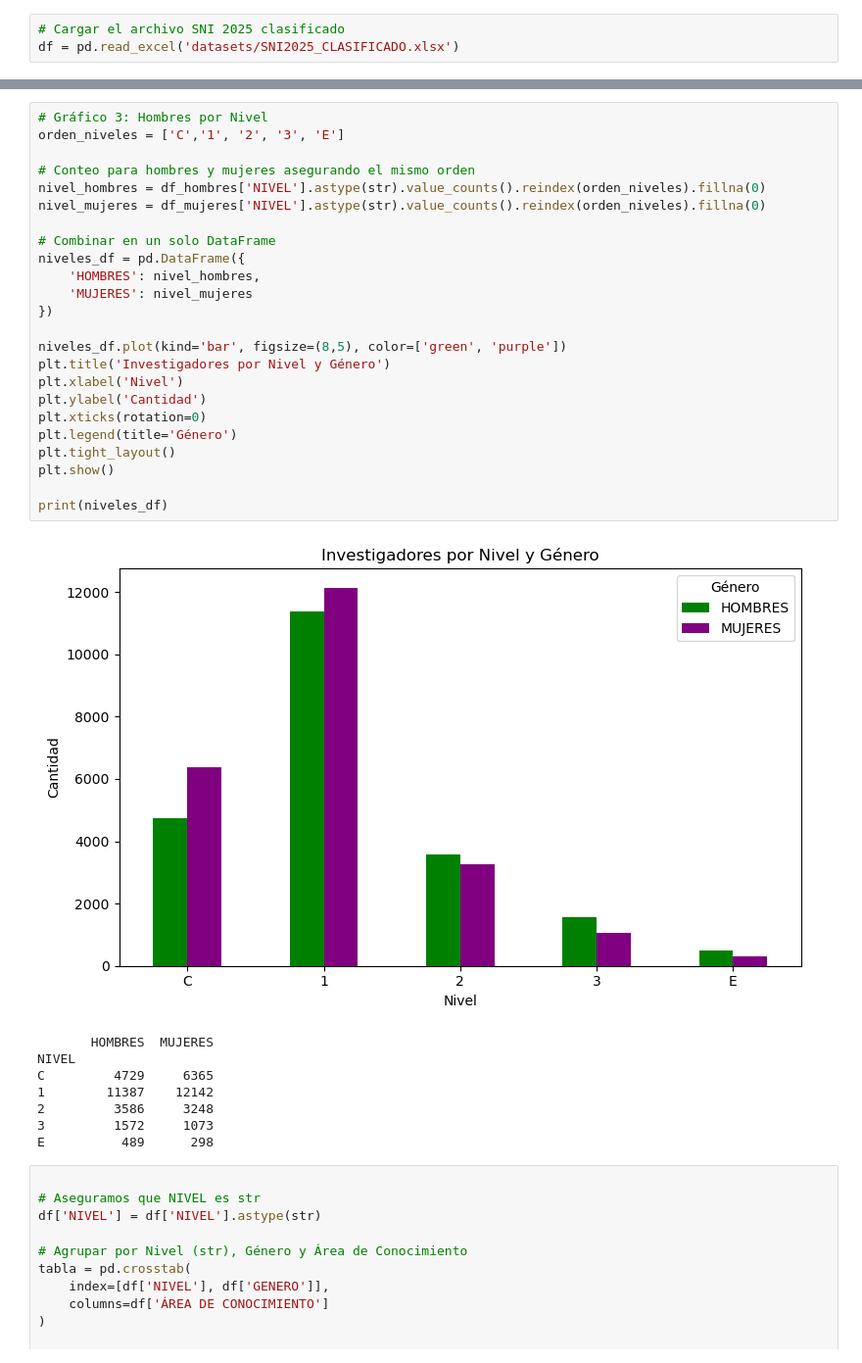
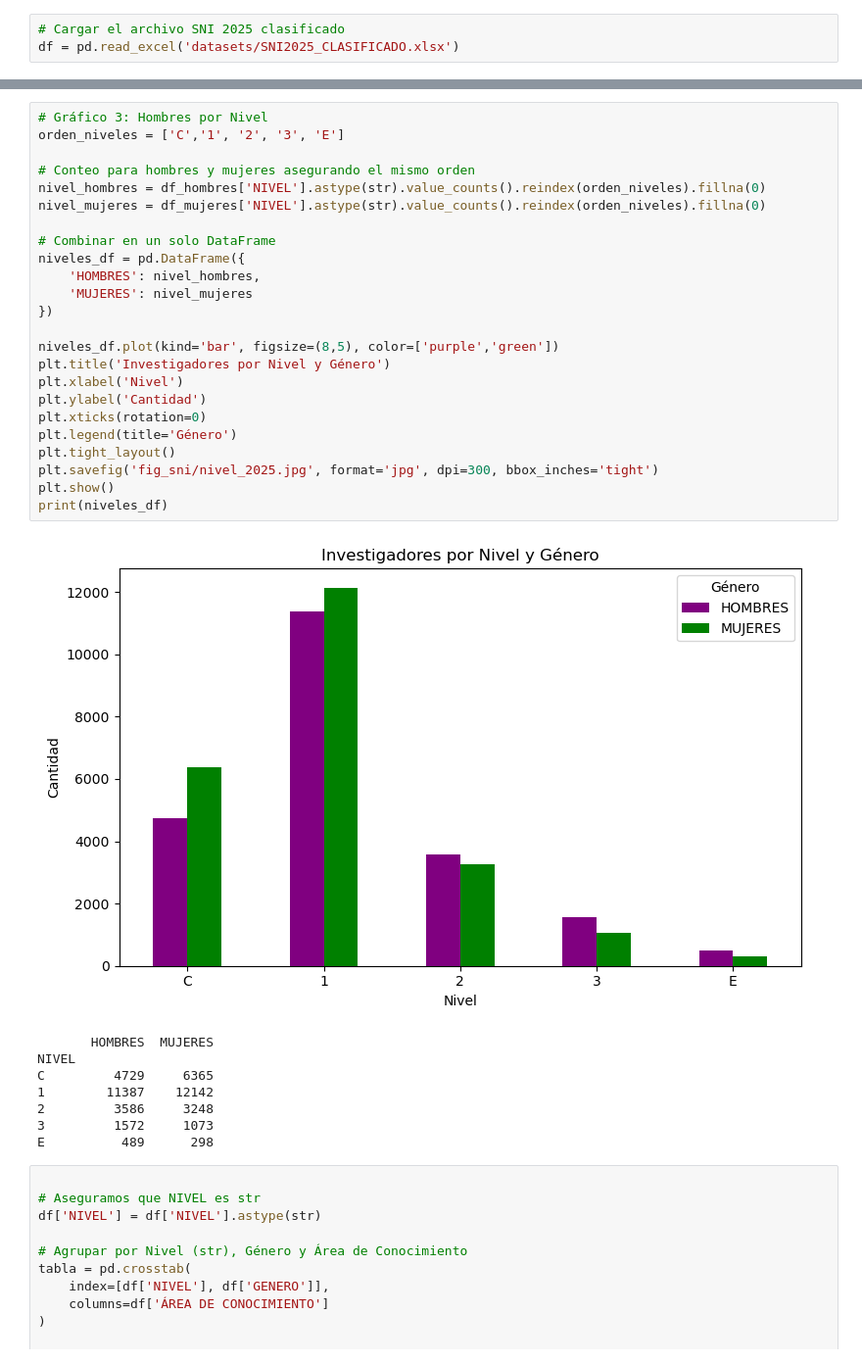
Before and after one commit to isadoji/sni, a Jupyter notebook: sni2025.ipynb, the cells around one changed output, grey strips where cells are left out. Shown at 98% size. Cells and saved outputs as stored; diff of their text form.

```diff
--- a/sni2025.ipynb
+++ b/sni2025.ipynb
@@ -92,29 +99,29 @@ CIENCIAS SOCIALES                                     3839   4684
 # %%
 # Gráfico 3: Hombres por Nivel
 orden_niveles = ['C','1', '2', '3', 'E']
 
 # Conteo para hombres y mujeres asegurando el mismo orden
 nivel_hombres = df_hombres['NIVEL'].astype(str).value_counts().reindex(orden_niveles).fillna(0)
 nivel_mujeres = df_mujeres['NIVEL'].astype(str).value_counts().reindex(orden_niveles).fillna(0)
 
 # Combinar en un solo DataFrame
 niveles_df = pd.DataFrame({
     'HOMBRES': nivel_hombres,
     'MUJERES': nivel_mujeres
 })
 
-niveles_df.plot(kind='bar', figsize=(8,5), color=['green', 'purple'])
+niveles_df.plot(kind='bar', figsize=(8,5), color=['purple','green'])
 plt.title('Investigadores por Nivel y Género')
 plt.xlabel('Nivel')
 plt.ylabel('Cantidad')
 plt.xticks(rotation=0)
 plt.legend(title='Género')
 plt.tight_layout()
+plt.savefig('fig_sni/nivel_2025.jpg', format='jpg', dpi=300, bbox_inches='tight')
 plt.show()
-
 print(niveles_df)
 # %% [output]
-[figure, old version]
+[figure, new version]
        HOMBRES  MUJERES
 NIVEL
 C         4729     6365
```
Also changed, not shown: parts of 7 cells of this notebook, 4 other files.
